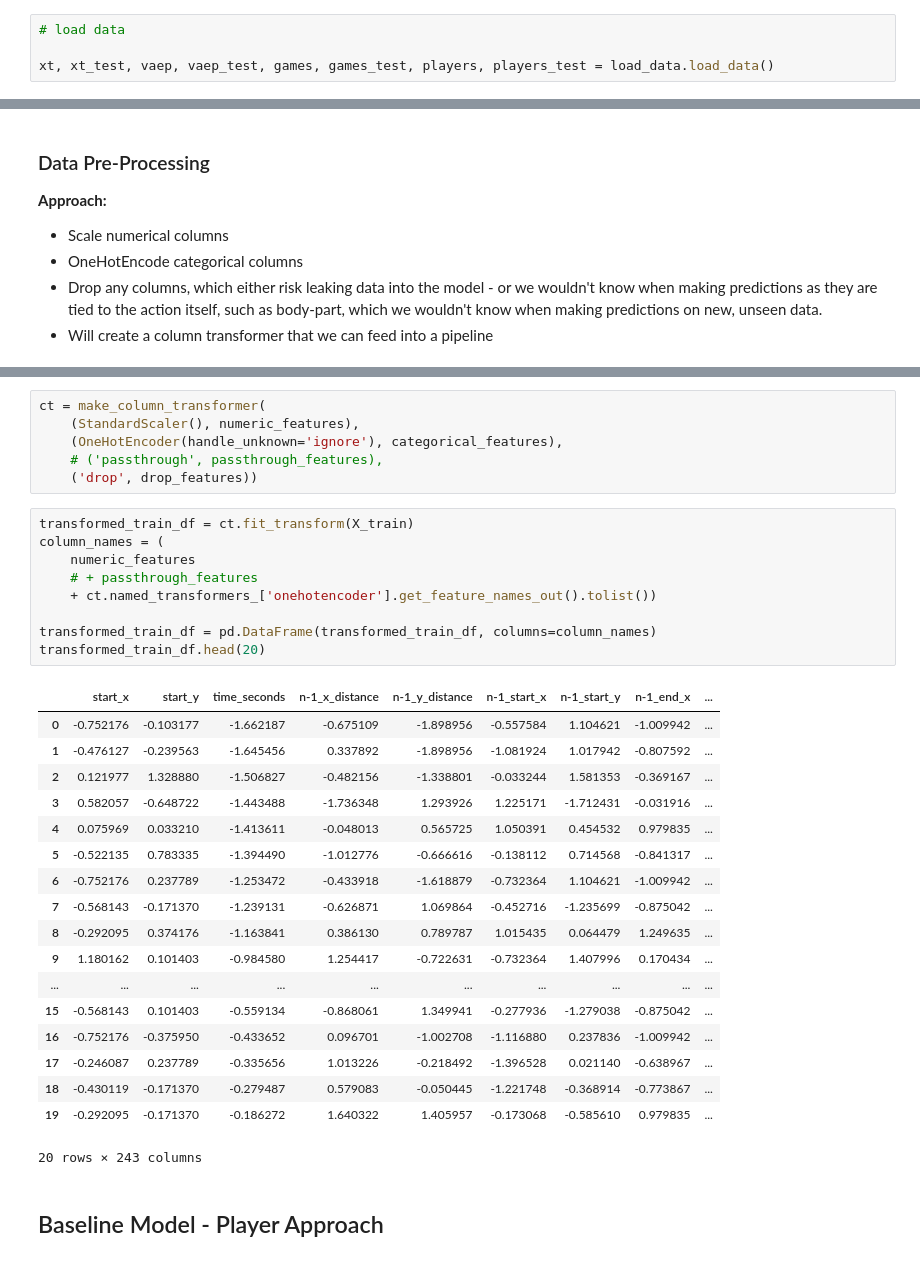
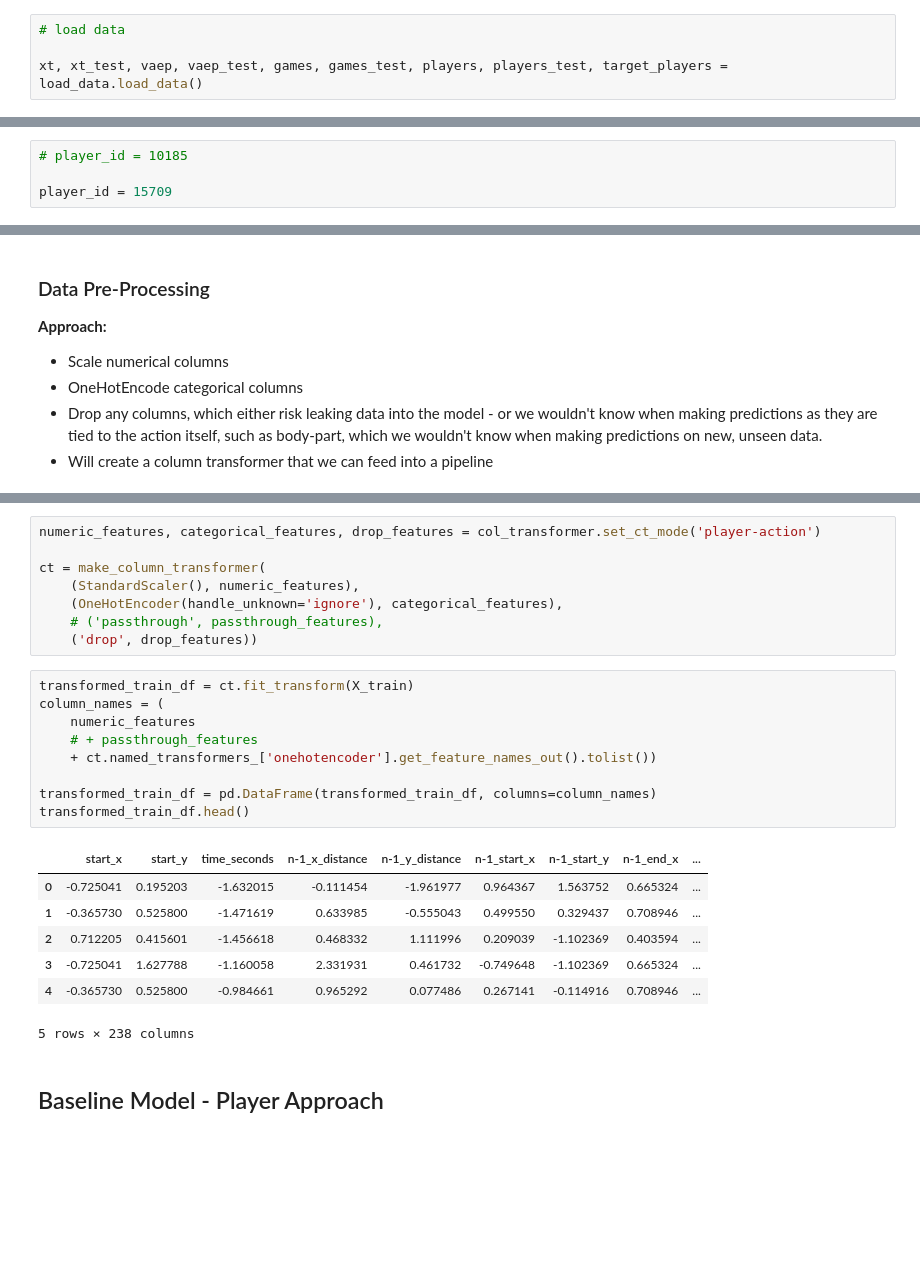
Before and after one commit to alexmihalache/Football-Analytics-Capstone---BrainStation-Final-Project, a Jupyter notebook: 4 - Baseline Models & Modelling Approach.ipynb, the cells around one changed output, grey strips where cells are left out. Drawn from its saved outputs; the diff is of its cells as text; blank space fills up the shorter version.

```diff
--- a/4 - Baseline Models & Modelling Approach.ipynb
+++ b/4 - Baseline Models & Modelling Approach.ipynb
@@ -59,4 +56,4 @@ from sklearn.decomposition import PCA
 # %%
 # load data
 
-xt, xt_test, vaep, vaep_test, games, games_test, players, players_test = load_data.load_data()
+xt, xt_test, vaep, vaep_test, games, games_test, players, players_test, target_players = load_data.load_data()
@@ -272,3 +258,7 @@ player_id = 10185
+# %%
+# player_id = 10185
+
+player_id = 15709
 # %%
 # create the train and test sets - remove rows where the same player performed an action as those would leak into the model
 
@@ -458,4 +318,6 @@ drop_features = [
 # %%
+numeric_features, categorical_features, drop_features = col_transformer.set_ct_mode('player-action')
+
 ct = make_column_transformer(
     (StandardScaler(), numeric_features),
     (OneHotEncoder(handle_unknown='ignore'), categorical_features),
@@ -464,31 +326,20 @@ ct = make_column_transformer(
 # %%
 transformed_train_df = ct.fit_transform(X_train)
 column_names = (
     numeric_features
     # + passthrough_features
     + ct.named_transformers_['onehotencoder'].get_feature_names_out().tolist())
 
 transformed_train_df = pd.DataFrame(transformed_train_df, columns=column_names)
-transformed_train_df.head(20)
+transformed_train_df.head()
 # %% [output]
 |  | start_x | start_y | time_seconds | n-1_x_distance | n-1_y_distance | n-1_start_x | n-1_start_y | n-1_end_x | ... |
-| 0 | -0.752176 | -0.103177 | -1.662187 | -0.675109 | -1.898956 | -0.557584 | 1.104621 | -1.009942 | ... |
-| 1 | -0.476127 | -0.239563 | -1.645456 | 0.337892 | -1.898956 | -1.081924 | 1.017942 | -0.807592 | ... |
-| 2 | 0.121977 | 1.328880 | -1.506827 | -0.482156 | -1.338801 | -0.033244 | 1.581353 | -0.369167 | ... |
-| 3 | 0.582057 | -0.648722 | -1.443488 | -1.736348 | 1.293926 | 1.225171 | -1.712431 | -0.031916 | ... |
-| 4 | 0.075969 | 0.033210 | -1.413611 | -0.048013 | 0.565725 | 1.050391 | 0.454532 | 0.979835 | ... |
-| 5 | -0.522135 | 0.783335 | -1.394490 | -1.012776 | -0.666616 | -0.138112 | 0.714568 | -0.841317 | ... |
-| 6 | -0.752176 | 0.237789 | -1.253472 | -0.433918 | -1.618879 | -0.732364 | 1.104621 | -1.009942 | ... |
-| 7 | -0.568143 | -0.171370 | -1.239131 | -0.626871 | 1.069864 | -0.452716 | -1.235699 | -0.875042 | ... |
-| 8 | -0.292095 | 0.374176 | -1.163841 | 0.386130 | 0.789787 | 1.015435 | 0.064479 | 1.249635 | ... |
-| 9 | 1.180162 | 0.101403 | -0.984580 | 1.254417 | -0.722631 | -0.732364 | 1.407996 | 0.170434 | ... |
-| ... | ... | ... | ... | ... | ... | ... | ... | ... | ... |
-| 15 | -0.568143 | 0.101403 | -0.559134 | -0.868061 | 1.349941 | -0.277936 | -1.279038 | -0.875042 | ... |
-| 16 | -0.752176 | -0.375950 | -0.433652 | 0.096701 | -1.002708 | -1.116880 | 0.237836 | -1.009942 | ... |
-| 17 | -0.246087 | 0.237789 | -0.335656 | 1.013226 | -0.218492 | -1.396528 | 0.021140 | -0.638967 | ... |
-| 18 | -0.430119 | -0.171370 | -0.279487 | 0.579083 | -0.050445 | -1.221748 | -0.368914 | -0.773867 | ... |
-| 19 | -0.292095 | -0.171370 | -0.186272 | 1.640322 | 1.405957 | -0.173068 | -0.585610 | 0.979835 | ... |
+| 0 | -0.725041 | 0.195203 | -1.632015 | -0.111454 | -1.961977 | 0.964367 | 1.563752 | 0.665324 | ... |
+| 1 | -0.365730 | 0.525800 | -1.471619 | 0.633985 | -0.555043 | 0.499550 | 0.329437 | 0.708946 | ... |
+| 2 | 0.712205 | 0.415601 | -1.456618 | 0.468332 | 1.111996 | 0.209039 | -1.102369 | 0.403594 | ... |
+| 3 | -0.725041 | 1.627788 | -1.160058 | 2.331931 | 0.461732 | -0.749648 | -1.102369 | 0.665324 | ... |
+| 4 | -0.365730 | 0.525800 | -0.984661 | 0.965292 | 0.077486 | 0.267141 | -0.114916 | 0.708946 | ... |
-20 rows × 243 columns
+5 rows × 238 columns
 # %% [markdown]
 ## Baseline Model - Player Approach
 # %% [markdown]
```
Also changed, not shown: parts of 73 cells of this notebook, 6 other files.
